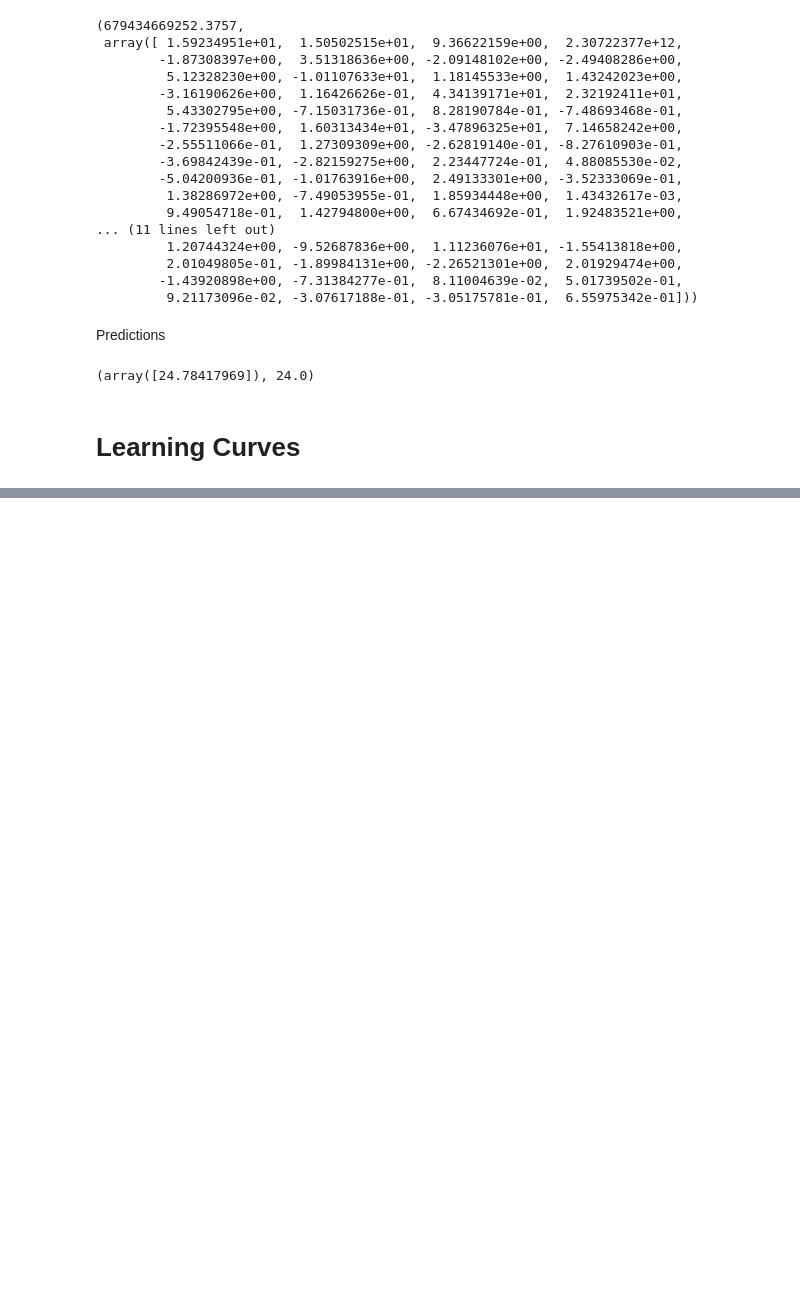
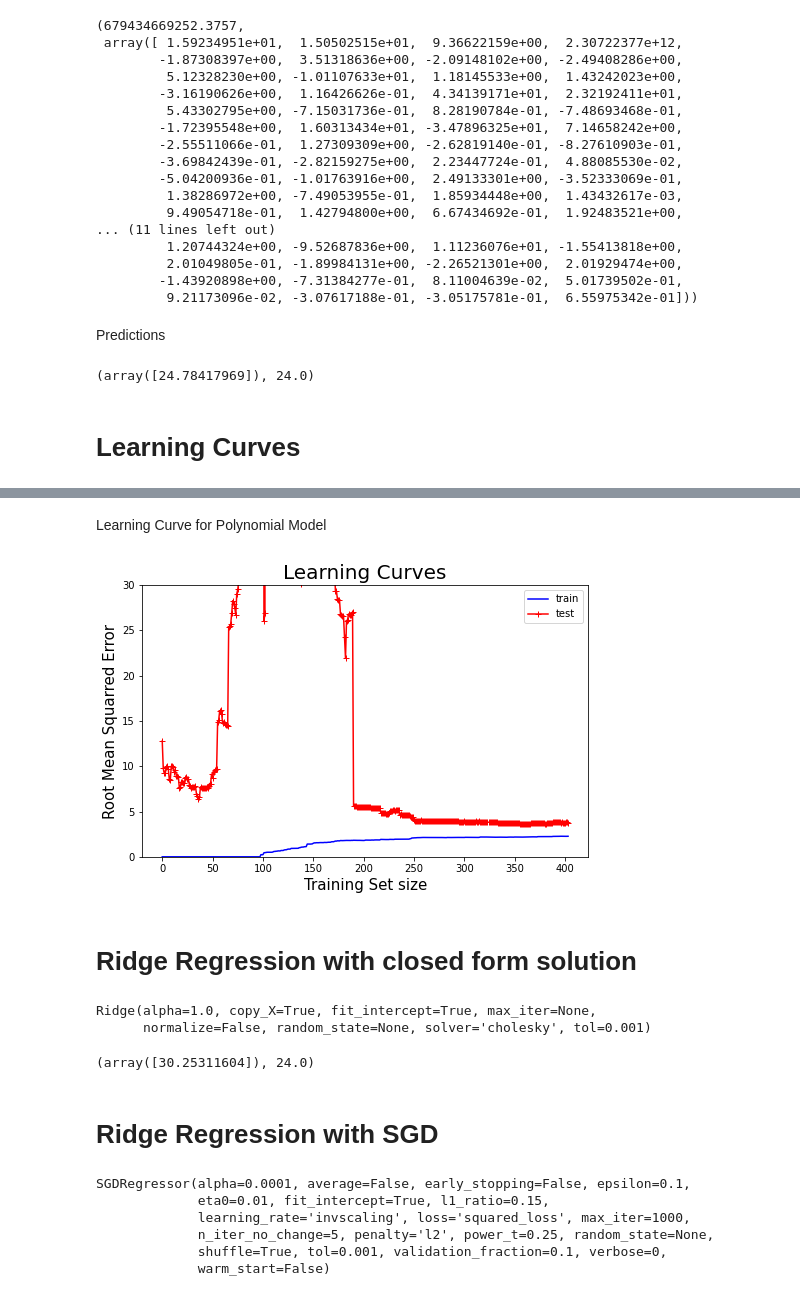
Before and after one commit to yashveersinghsohi/Hands_On_ML_Book_Practice, a Jupyter notebook: Chapter_4/Practice_Chapter4_Training_Models.ipynb, the cells around one changed output, grey strips where cells are left out. Saved outputs shown, nothing was run; the diff lists cells and outputs as text; code cells hidden in the pictures; blank space fills up the shorter version.

```diff
--- a/Chapter_4/Practice_Chapter4_Training_Models.ipynb
+++ b/Chapter_4/Practice_Chapter4_Training_Models.ipynb
@@ -156,0 +222,48 @@ y_hat, y[0]
+# %% [markdown]
+Learning Curve for Polynomial Model
+# %%
+X, y = boston.data, boston.target
+X_b = np.c_[np.ones(shape=(X.shape[0], 1)), X]
+
+scaler = StandardScaler()
+X_scaled = scaler.fit_transform(X)
+
+poly_features = PolynomialFeatures(degree=2, include_bias=False)
+X_poly = poly_features.fit_transform(X_scaled)
+
+lin_reg = LinearRegression()
+plot_learning_curves(lin_reg, X_poly, y)
+# %% [output]
+[figure, added]
+# %% [markdown]
+# Ridge Regression with closed form solution
+# %%
+X, y = boston.data, boston.target
+
+ridge_reg = Ridge(alpha=1.0, solver="cholesky")
+ridge_reg.fit(X, y)
+# %% [output]
+Ridge(alpha=1.0, copy_X=True, fit_intercept=True, max_iter=None,
+      normalize=False, random_state=None, solver='cholesky', tol=0.001)
+# %%
+X_predict = X[0]
+y_hat = ridge_reg.predict([X_predict])
+y_hat, y[0]
+# %% [output]
+(array([30.25311604]), 24.0)
+# %% [markdown]
+# Ridge Regression with SGD
+# %%
+X, y = boston.data, boston.target
+scaler = StandardScaler()
+X_scaled = scaler.fit_transform(X)
+
+sgd_reg = SGDRegressor(penalty="l2")
+sgd_reg.fit(X_scaled, y)
+# %% [output]
+SGDRegressor(alpha=0.0001, average=False, early_stopping=False, epsilon=0.1,
+             eta0=0.01, fit_intercept=True, l1_ratio=0.15,
+             learning_rate='invscaling', loss='squared_loss', max_iter=1000,
+             n_iter_no_change=5, penalty='l2', power_t=0.25, random_state=None,
+             shuffle=True, tol=0.001, validation_fraction=0.1, verbose=0,
+             warm_start=False)
```
Also changed, not shown: parts of 17 cells of this notebook.
